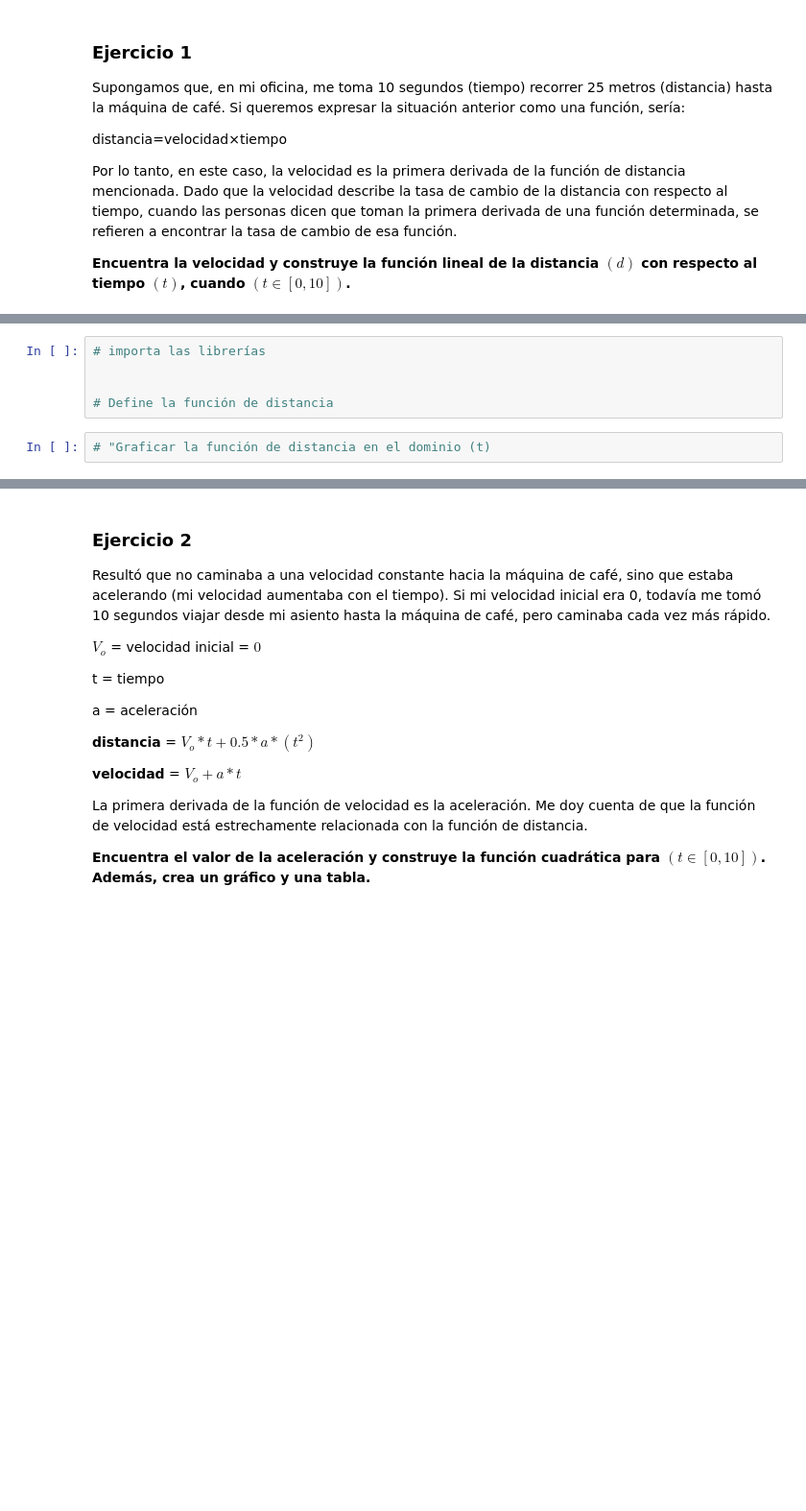
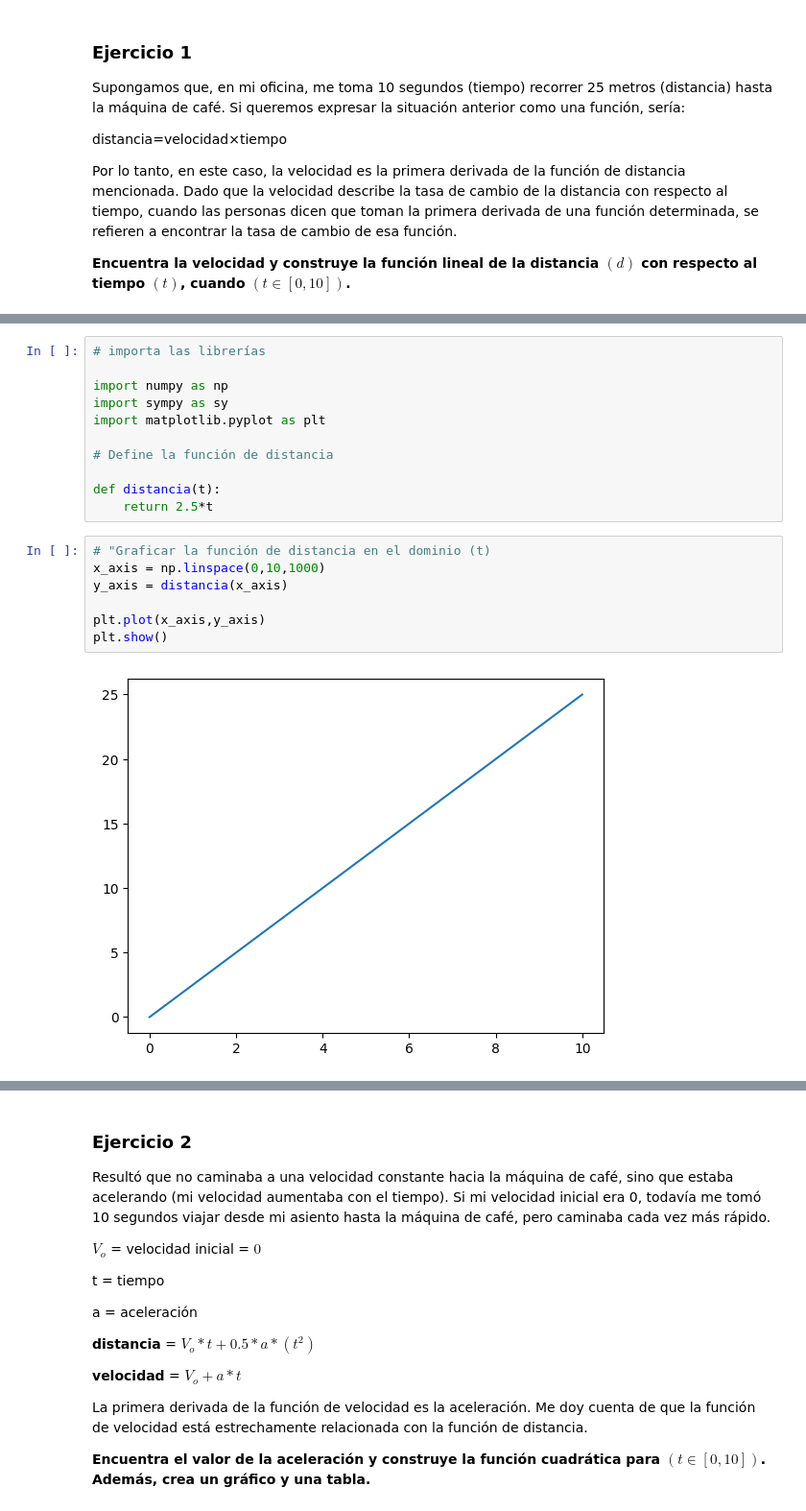
Before and after one commit to scontrerasr/calculus-and-algebra-problems-with-python, a Jupyter notebook: notebook/problems.es.ipynb, the cells around one changed output, grey strips where cells are left out. Shown at 96% size. Drawn from its saved outputs; the diff is of its cells as text; blank space fills up the shorter version.

```diff
--- a/notebook/problems.es.ipynb
+++ b/notebook/problems.es.ipynb
@@ -24,9 +33,22 @@ Por lo tanto, en este caso, la velocidad es la primera derivada de la función d
 # %%
 # importa las librerías
 
+import numpy as np
+import sympy as sy
+import matplotlib.pyplot as plt
 
 # Define la función de distancia
+
+def distancia(t):
+    return 2.5*t
 # %%
 # "Graficar la función de distancia en el dominio (t)
+x_axis = np.linspace(0,10,1000)
+y_axis = distancia(x_axis)
+
+plt.plot(x_axis,y_axis)
+plt.show()
+# %% [output]
+[figure, added]
 # %%
 # Crea un DataFrame
```
Also changed, not shown: parts of 19 cells of this notebook.
